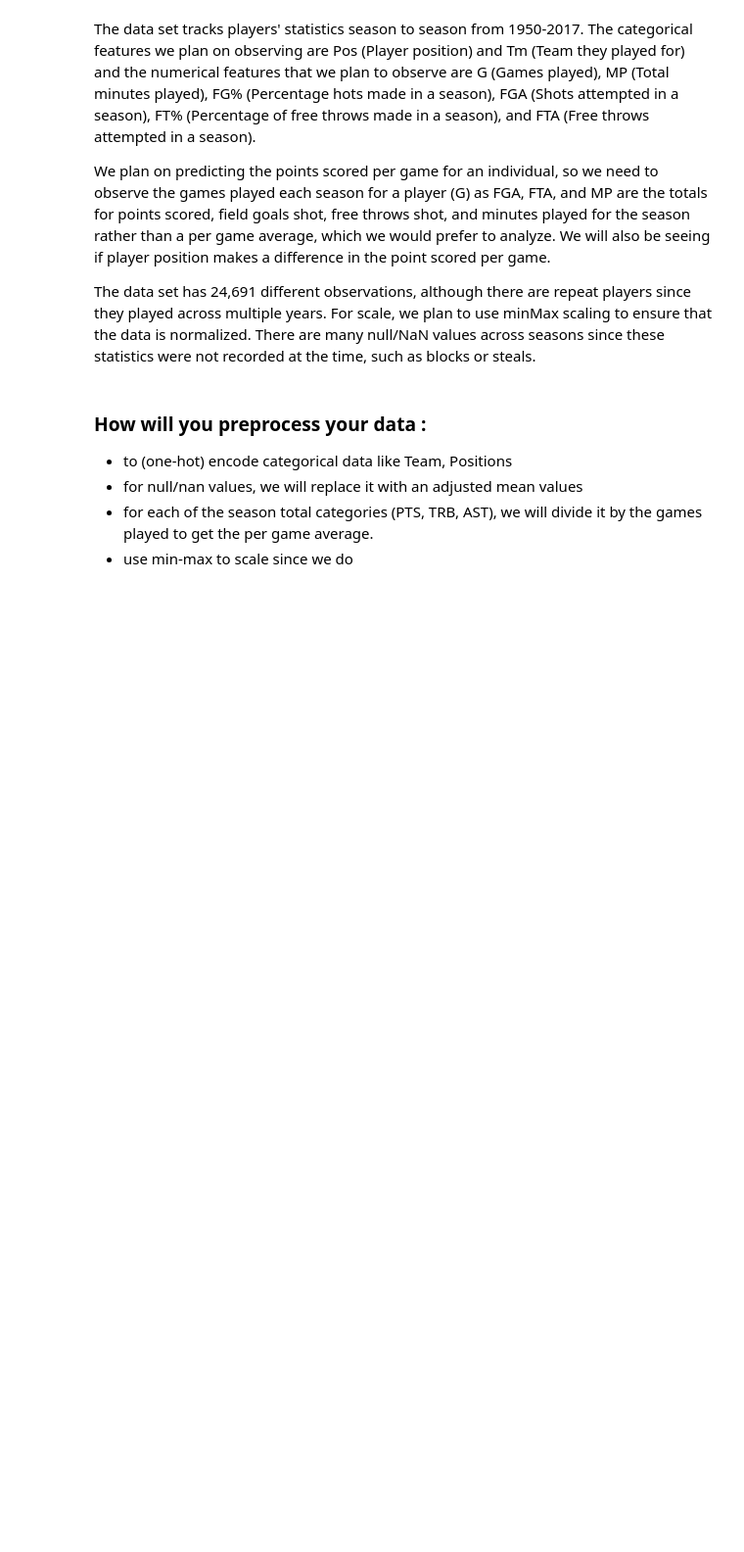
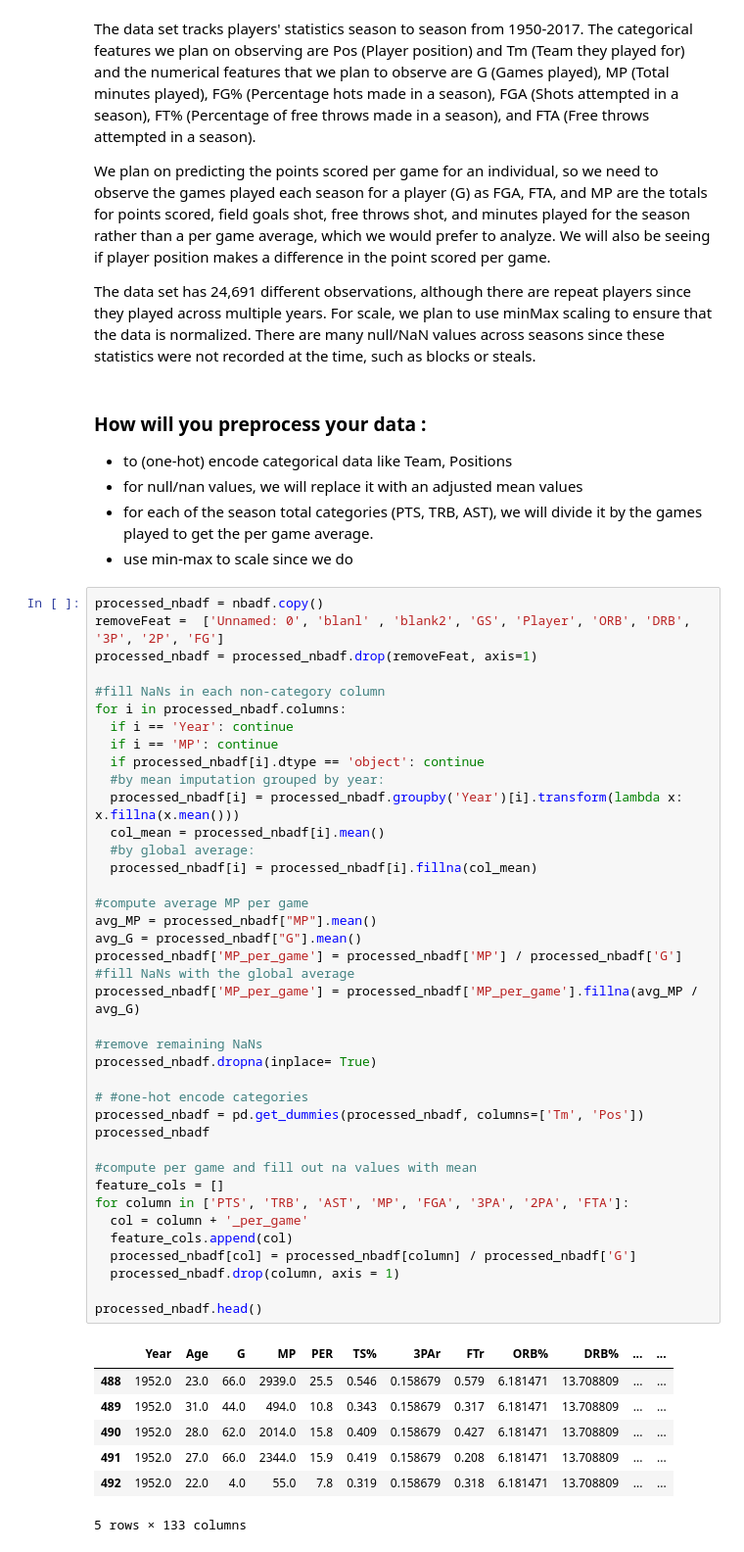
Before and after one commit to eiguzman/player-stat-predictor, a Jupyter notebook: CSE151AProject.ipynb, the cells around one changed output. Shown at 98% size. Cells and saved outputs as stored; diff of their text form; blank space fills up the shorter version.

```diff
--- a/CSE151AProject.ipynb
+++ b/CSE151AProject.ipynb
@@ -129,3 +133,50 @@ The data set has 24,691 different observations, although there are repeat player
 - for null/nan values, we will replace it with an adjusted mean values
 - for each of the season total categories (PTS, TRB, AST), we will divide it by the games played to get the per game average.
 - use min-max to scale since we do
+# %%
+processed_nbadf = nbadf.copy()
+removeFeat =  ['Unnamed: 0', 'blanl' , 'blank2', 'GS', 'Player', 'ORB', 'DRB', '3P', '2P', 'FG']
+processed_nbadf = processed_nbadf.drop(removeFeat, axis=1)
+
+#fill NaNs in each non-category column
+for i in processed_nbadf.columns:
+  if i == 'Year': continue
+  if i == 'MP': continue
+  if processed_nbadf[i].dtype == 'object': continue
+  #by mean imputation grouped by year:
+  processed_nbadf[i] = processed_nbadf.groupby('Year')[i].transform(lambda x: x.fillna(x.mean()))
+  col_mean = processed_nbadf[i].mean()
+  #by global average:
+  processed_nbadf[i] = processed_nbadf[i].fillna(col_mean)
+
+#compute average MP per game
+avg_MP = processed_nbadf["MP"].mean()
+avg_G = processed_nbadf["G"].mean()
+processed_nbadf['MP_per_game'] = processed_nbadf['MP'] / processed_nbadf['G']
+#fill NaNs with the global average
+processed_nbadf['MP_per_game'] = processed_nbadf['MP_per_game'].fillna(avg_MP / avg_G)
+
+#remove remaining NaNs
+processed_nbadf.dropna(inplace= True)
+
+# #one-hot encode categories
+processed_nbadf = pd.get_dummies(processed_nbadf, columns=['Tm', 'Pos'])
+processed_nbadf
+
+#compute per game and fill out na values with mean
+feature_cols = []
+for column in ['PTS', 'TRB', 'AST', 'MP', 'FGA', '3PA', '2PA', 'FTA']:
+  col = column + '_per_game'
+  feature_cols.append(col)
+  processed_nbadf[col] = processed_nbadf[column] / processed_nbadf['G']
+  processed_nbadf.drop(column, axis = 1)
+
+processed_nbadf.head()
+# %% [output]
+|  | Year | Age | G | MP | PER | TS% | 3PAr | FTr | ORB% | DRB% | ... | ... |
+| 488 | 1952.0 | 23.0 | 66.0 | 2939.0 | 25.5 | 0.546 | 0.158679 | 0.579 | 6.181471 | 13.708809 | ... | ... |
+| 489 | 1952.0 | 31.0 | 44.0 | 494.0 | 10.8 | 0.343 | 0.158679 | 0.317 | 6.181471 | 13.708809 | ... | ... |
+| 490 | 1952.0 | 28.0 | 62.0 | 2014.0 | 15.8 | 0.409 | 0.158679 | 0.427 | 6.181471 | 13.708809 | ... | ... |
+| 491 | 1952.0 | 27.0 | 66.0 | 2344.0 | 15.9 | 0.419 | 0.158679 | 0.208 | 6.181471 | 13.708809 | ... | ... |
+| 492 | 1952.0 | 22.0 | 4.0 | 55.0 | 7.8 | 0.319 | 0.158679 | 0.318 | 6.181471 | 13.708809 | ... | ... |
+5 rows × 133 columns
```
Also changed, not shown: parts of 11 cells of this notebook.
